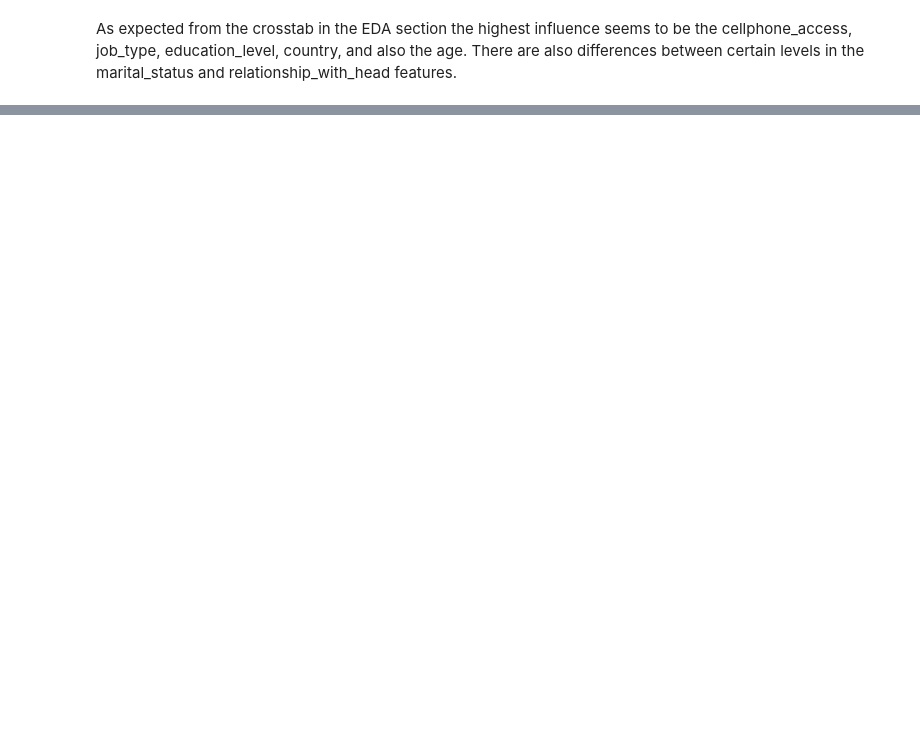
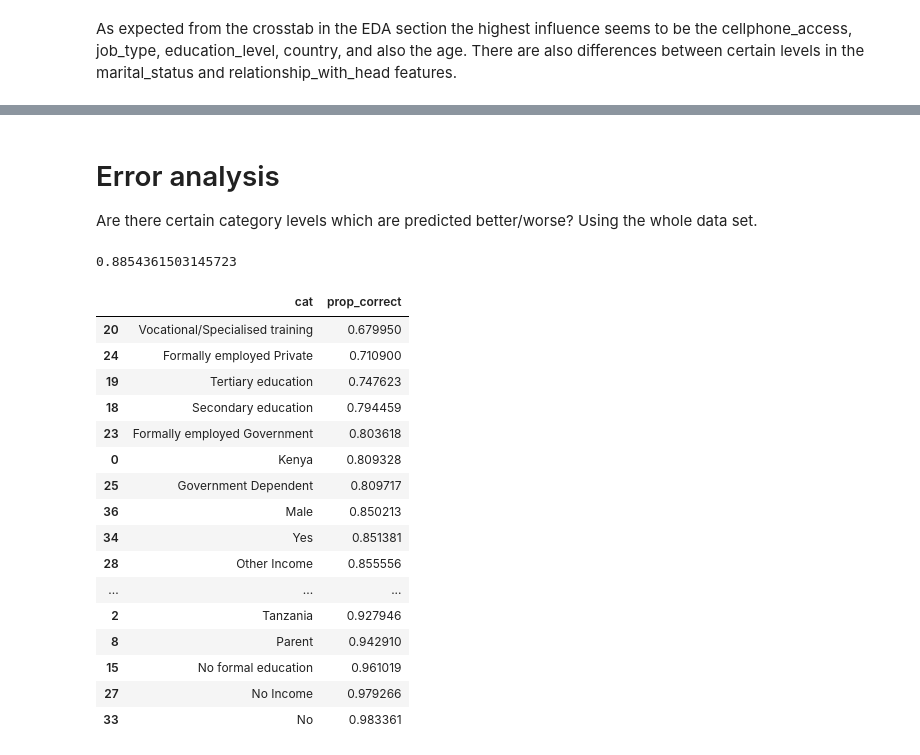
Before and after one commit to Levaldo42/ds-ml-financial-inclusion-project, a Jupyter notebook: technical_notebook.ipynb, the cells around one changed output, grey strips where cells are left out. Drawn from its saved outputs; the diff is of its cells as text; code cells hidden in the pictures; blank space fills up the shorter version.

```diff
--- a/technical_notebook.ipynb
+++ b/technical_notebook.ipynb
@@ -173,0 +191,52 @@ As expected from the crosstab in the EDA section the highest influence seems to
+# %% [markdown]
+# Error analysis
+
+Are there certain category levels which are predicted better/worse? Using the whole data set.
+# %%
+y2 = df_dumm2[["bank_account_Yes"]]
+X2 = df_dumm2.drop(["bank_account_Yes","year"], axis = 1)
+X3 = scaler.fit_transform(X2)
+
+logmod_full = LogisticRegression(max_iter=1000, solver="liblinear", fit_intercept=True, class_weight = None, C=2)
+logmod_full.fit(X3, y2.values.ravel())
+
+y_pred_full = logmod_full.predict(X3) # Accuracy of 88.53
+
+print(accuracy_score(y2, y_pred_full))
+# %% [output]
+0.8854361503145723
+# %%
+ea_data = df
+
+ea_data["bank_pred"] = y_pred_full                                                  # Predictions from the model
+ea_data["bank_account"] = ea_data.bank_account.replace({'Yes': 1, 'No': 0})         # Convert Yes/No to 1/0
+ea_data["bank_correct"] = ea_data["bank_account"] == ea_data["bank_pred"]           # Checks if the prediction is correct. False are the false positives and false negatives.
+ea_data["bank_correct"] = ea_data["bank_correct"].astype(int)
+
+prop_df = pd.DataFrame(columns=["cat", "prop_correct"])
+for cat in ["country", "relationship_with_head", "marital_status", "education_level", "job_type", "location_type", "cellphone_access","gender_of_respondent"]:
+    #print(ea_data.groupby(cat)["bank_correct"].mean().reset_index())
+    #print("_________")
+    test_df = ea_data.groupby(cat)["bank_correct"].mean().reset_index()
+    test_df.columns = ["cat", "prop_correct"]
+    prop_df = pd.concat([prop_df,test_df],axis=0,ignore_index=True)
+
+prop_df.sort_values("prop_correct")
+# %% [output]
+|  | cat | prop_correct |
+| 20 | Vocational/Specialised training | 0.679950 |
+| 24 | Formally employed Private | 0.710900 |
+| 19 | Tertiary education | 0.747623 |
+| 18 | Secondary education | 0.794459 |
+| 23 | Formally employed Government | 0.803618 |
+| 0 | Kenya | 0.809328 |
+| 25 | Government Dependent | 0.809717 |
+| 36 | Male | 0.850213 |
+| 34 | Yes | 0.851381 |
+| 28 | Other Income | 0.855556 |
+| ... | ... | ... |
+| 2 | Tanzania | 0.927946 |
+| 8 | Parent | 0.942910 |
+| 15 | No formal education | 0.961019 |
+| 27 | No Income | 0.979266 |
+| 33 | No | 0.983361 |
```
Also changed, not shown: parts of 11 cells of this notebook.
